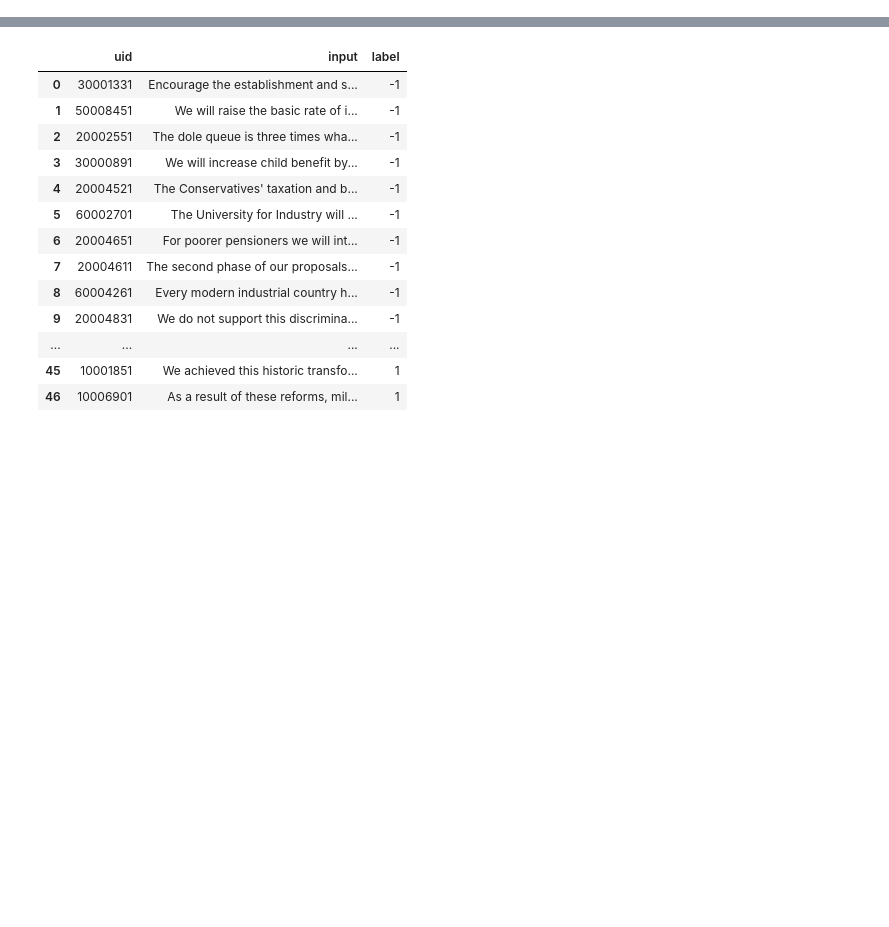
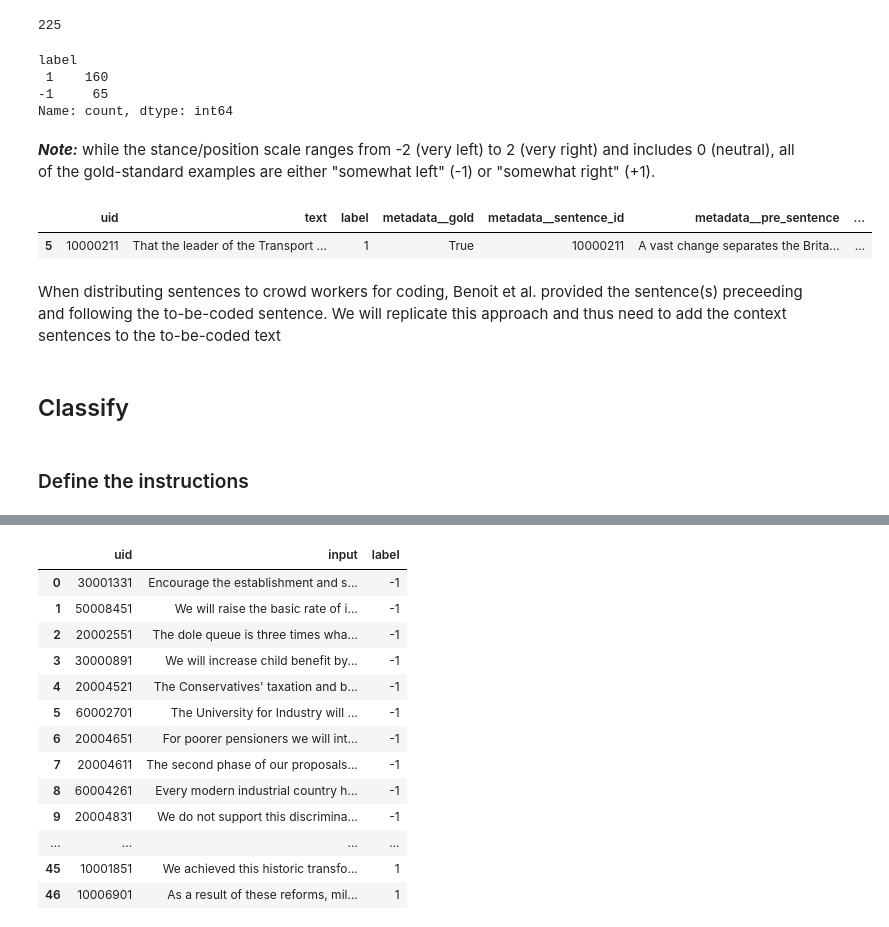
Before and after one commit to haukelicht/llm_text_coding, a Jupyter notebook: code/examples/benoit_2016_econ_policy_stance_classification.ipynb, the cells around one changed output, grey strips where cells are left out. Cells and saved outputs as stored; diff of their text form; code cells hidden in the pictures; blank space fills up the shorter version.

```diff
--- a/code/examples/benoit_2016_econ_policy_stance_classification.ipynb
+++ b/code/examples/benoit_2016_econ_policy_stance_classification.ipynb
@@ -78,0 +95,23 @@ token_counter = TokenCounter(model=MODEL)
+# %%
+# keep only gold-standard examples
+df = df[df.metadata__gold]
+len(df)
+# %% [output]
+225
+# %%
+df.label.value_counts()
+# %% [output]
+label
+ 1    160
+-1     65
+Name: count, dtype: int64
+# %% [markdown]
+**_Note:_** while the stance/position scale ranges from -2 (very left) to 2 (very right) and includes 0 (neutral), all of the gold-standard examples are either "somewhat left" (-1) or "somewhat right" (+1).
+# %%
+df.head(1)
+# %% [output]
+|  | uid | text | label | metadata__gold | metadata__sentence_id | metadata__pre_sentence | ... |
+| 5 | 10000211 | That the leader of the Transport ... | 1 | True | 10000211 | A vast change separates the Brita... | ... |
+# %% [markdown]
+When distributing sentences to crowd workers for coding, Benoit et al. provided the sentence(s) preceeding and following the to-be-coded sentence.
+We will replicate this approach and thus need to add the context sentences to the to-be-coded text
@@ -79,3 +132,7 @@ token_counter = TokenCounter(model=MODEL)
+# %% [markdown]
+## Classify
+# %% [markdown]
+### Define the instructions
 # %%
 # adapt instructions from Benoit et al.'s original crowd coding instructions (see data/benoit_crowdsourced_2016/instructions/)
 instructions = """
```
Also changed, not shown: parts of 50 cells of this notebook, 13 other files.
